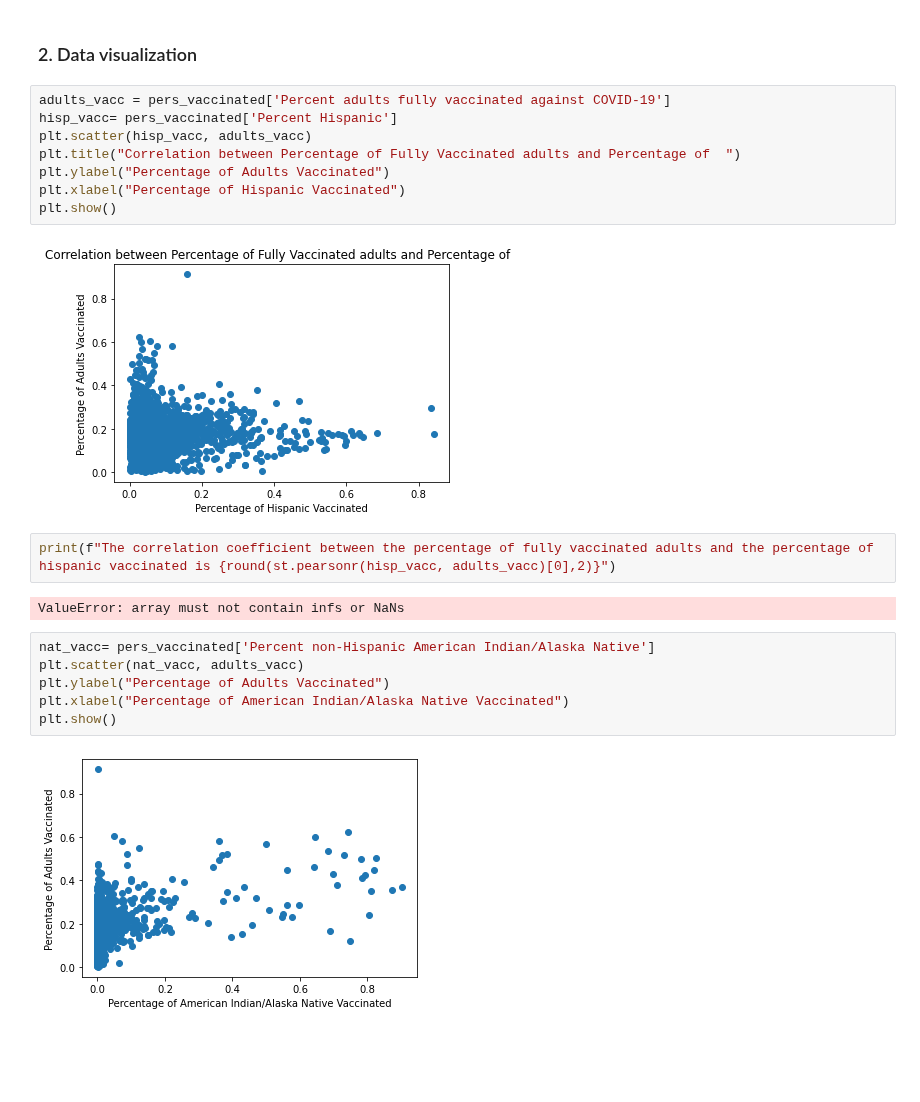
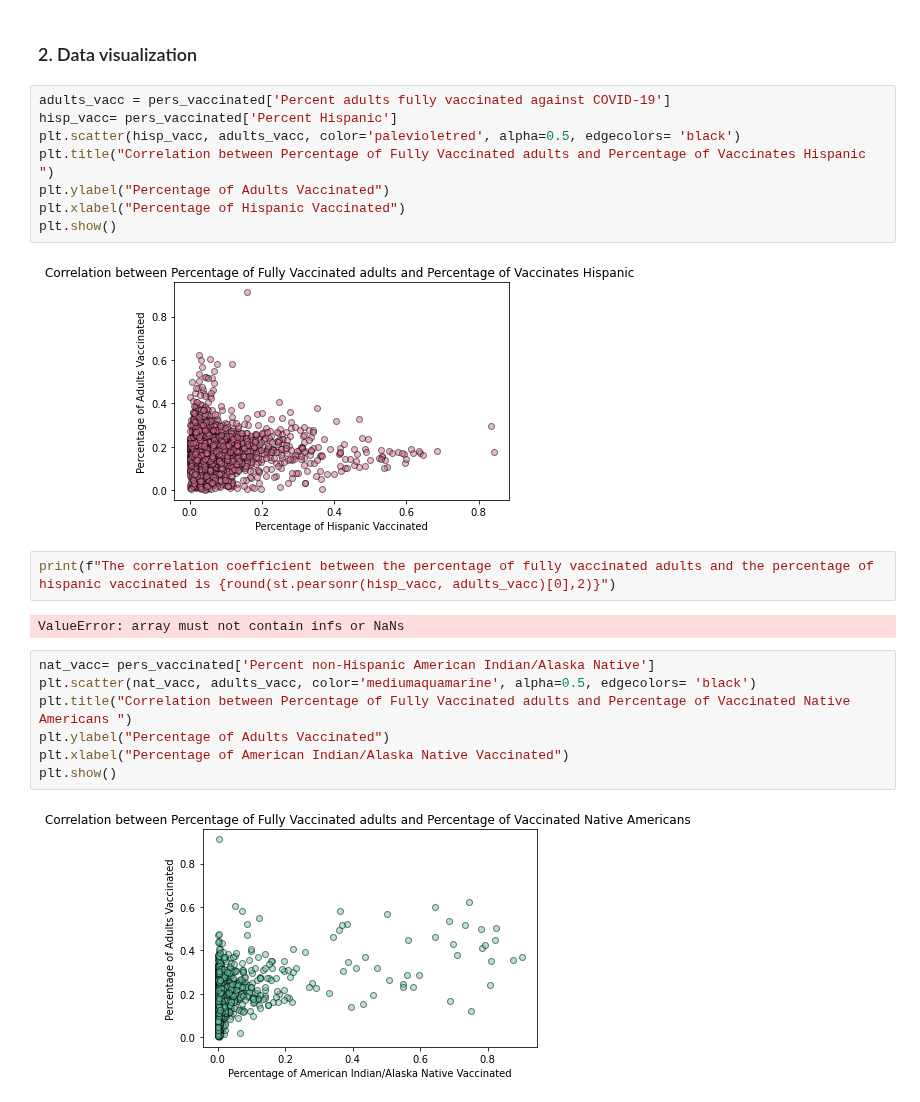
Before and after one commit to mgeffroy/P1-US-COVID-19-Vaccination-Campaign, a Jupyter notebook: Gender, Age and Ethnicity.ipynb, the cells around one changed output. Cells and saved outputs as stored; diff of their text form; blank space fills up the shorter version.

Commit message:
Correlations 2

```diff
--- a/Gender, Age and Ethnicity.ipynb
+++ b/Gender, Age and Ethnicity.ipynb
@@ -420,24 +420,25 @@ pers_vaccinated.replace(np.nan,0)
 # %%
 adults_vacc = pers_vaccinated['Percent adults fully vaccinated against COVID-19']
 hisp_vacc= pers_vaccinated['Percent Hispanic']
-plt.scatter(hisp_vacc, adults_vacc)
-plt.title("Correlation between Percentage of Fully Vaccinated adults and Percentage of  ")
+plt.scatter(hisp_vacc, adults_vacc, color='palevioletred', alpha=0.5, edgecolors= 'black')
+plt.title("Correlation between Percentage of Fully Vaccinated adults and Percentage of Vaccinates Hispanic ")
 plt.ylabel("Percentage of Adults Vaccinated")
 plt.xlabel("Percentage of Hispanic Vaccinated")
 plt.show()
 # %% [output]
-[figure, old version]
+[figure, new version]
 # %%
 print(f"The correlation coefficient between the percentage of fully vaccinated adults and the percentage of hispanic vaccinated is {round(st.pearsonr(hisp_vacc, adults_vacc)[0],2)}")
 # %% [output]
 ValueError: array must not contain infs or NaNs
 # %%
 nat_vacc= pers_vaccinated['Percent non-Hispanic American Indian/Alaska Native']
-plt.scatter(nat_vacc, adults_vacc)
+plt.scatter(nat_vacc, adults_vacc, color='mediumaquamarine', alpha=0.5, edgecolors= 'black')
+plt.title("Correlation between Percentage of Fully Vaccinated adults and Percentage of Vaccinated Native Americans ")
 plt.ylabel("Percentage of Adults Vaccinated")
 plt.xlabel("Percentage of American Indian/Alaska Native Vaccinated")
 plt.show()
 # %% [output]
-[figure, old version]
+[figure, new version]
 # %%
 asian_vacc= pers_vaccinated['Percent non-Hispanic Asian']
```
Also changed, not shown: parts of 5 cells of this notebook.
